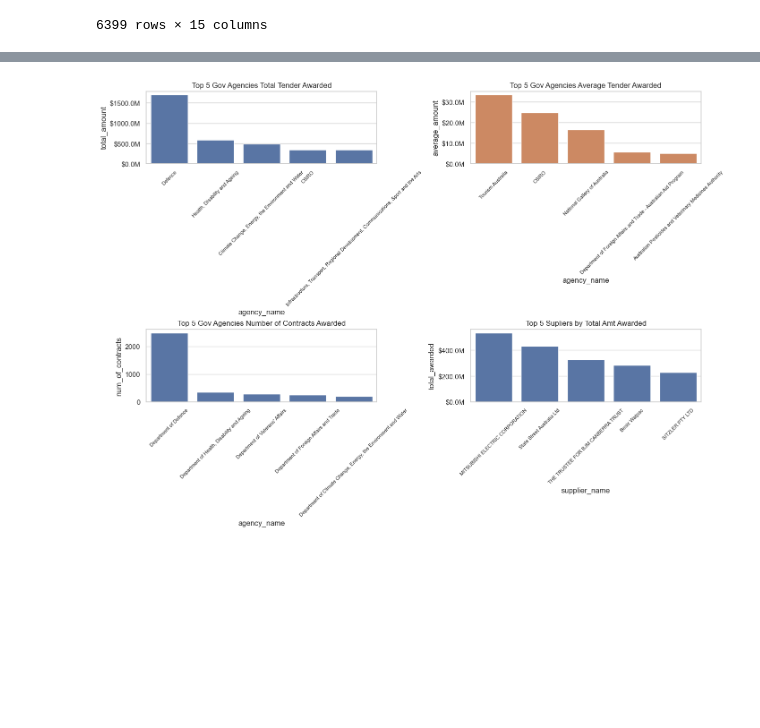
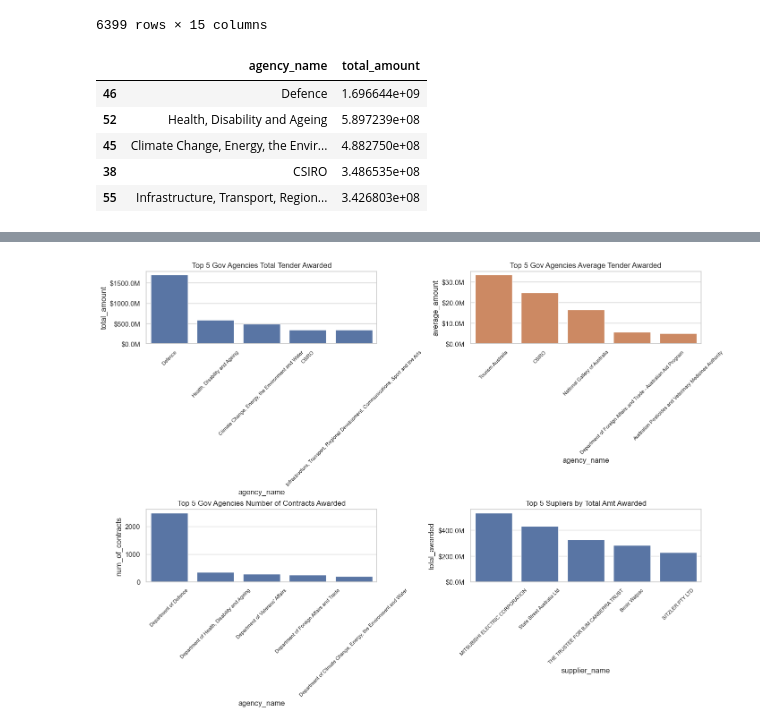
Before and after one commit to ShaunVN/Project_AusTender, a Jupyter notebook: src/source_code.ipynb, the cells around one changed output, grey strips where cells are left out. Cells and saved outputs as stored; diff of their text form; code cells hidden in the pictures; blank space fills up the shorter version.

Commit message:
Aded in Data Tables in output

```diff
--- a/src/source_code.ipynb
+++ b/src/source_code.ipynb
@@ -228,3 +228,12 @@ top_5Suppliers = (austender_df.groupby(
 ).agg(
     total_awarded = ('amount','sum'))
     .sort_values('total_awarded',ascending=False).head(5))
+# %%
+top5Agency_total_Spend
+# %% [output]
+|  | agency_name | total_amount |
+| 46 | Defence | 1.696644e+09 |
+| 52 | Health, Disability and Ageing | 5.897239e+08 |
+| 45 | Climate Change, Energy, the Envir... | 4.882750e+08 |
+| 38 | CSIRO | 3.486535e+08 |
+| 55 | Infrastructure, Transport, Region... | 3.426803e+08 |
```
Also changed, not shown: parts of 4 cells of this notebook.
